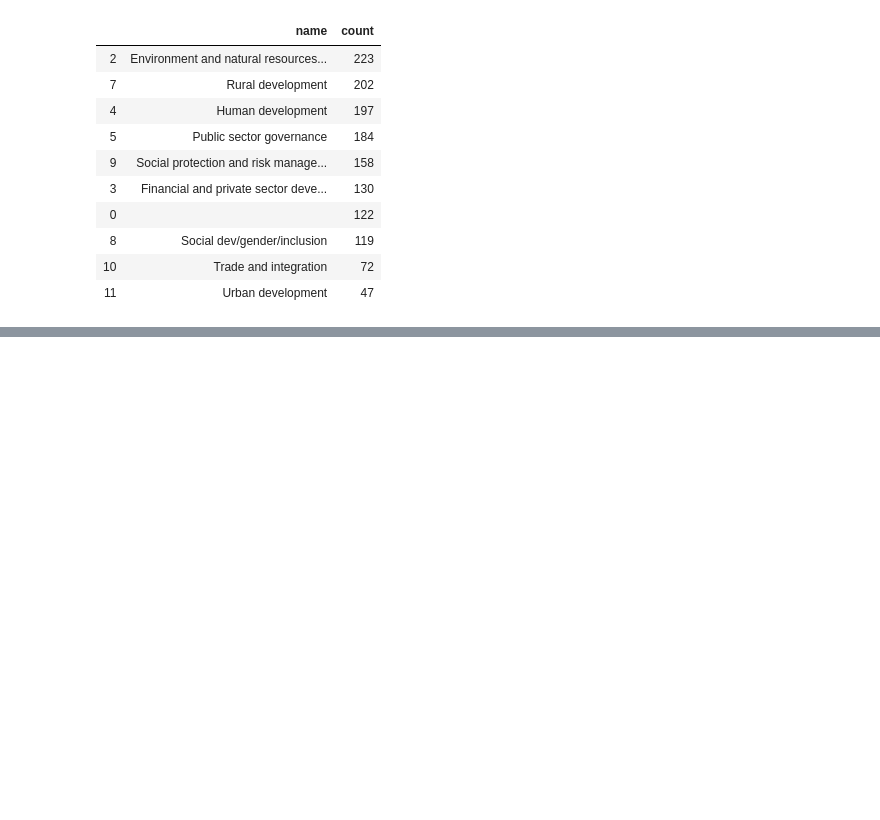
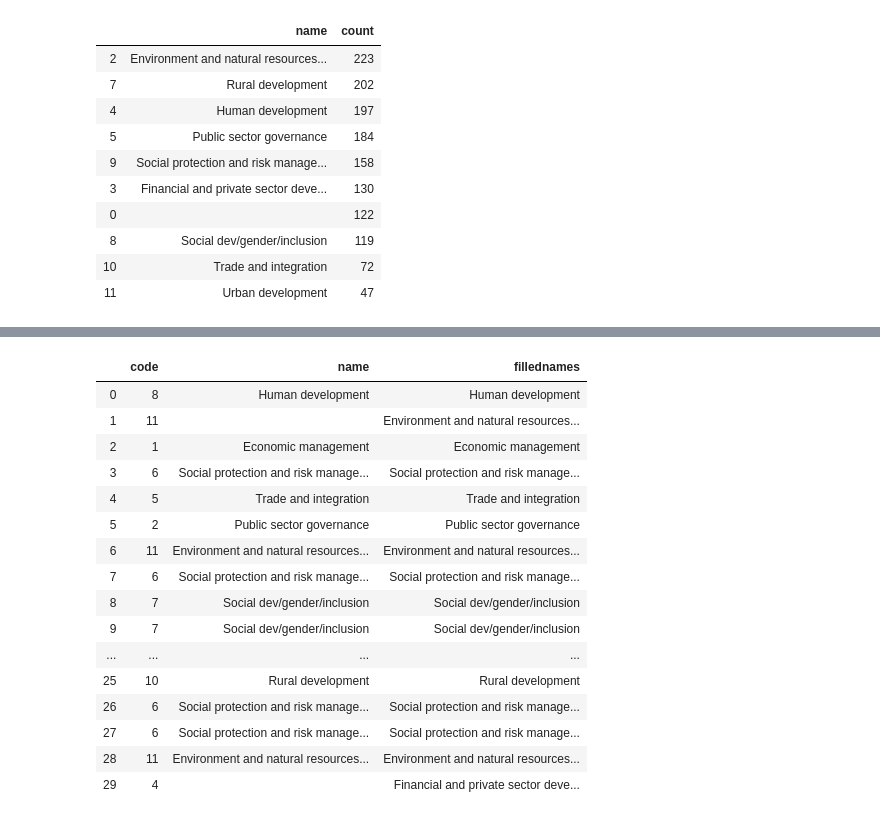
Before and after one commit to lelliott-geo/Springboard-Data-Prep, a Jupyter notebook: data_wrangling_json/sliderule_dsi_json_exercise.ipynb, the cells around one changed output, grey strips where cells are left out. Saved outputs shown, nothing was run; the diff lists cells and outputs as text; code cells hidden in the pictures; blank space fills up the shorter version.

```diff
--- a/data_wrangling_json/sliderule_dsi_json_exercise.ipynb
+++ b/data_wrangling_json/sliderule_dsi_json_exercise.ipynb
@@ -186,0 +187,32 @@ mergeddf.head(20)
+# %%
+# Second attempt to Exercise 3 per Ajith's help.  Thank you Ajith ;)
+# You will notice that some entries have only the code and the name is missing.
+# Create a dataframe with the missing names filled in.
+# Add a new column with the names all filled in using a new dictionary of each code with the respective names.
+# First create new dictionary; did this manually but is there a better way using the results from above???
+namecodedict = {'1':'Economic management', '2': 'Public sector governance', '3': 'Rule of Law',\
+                '4': 'Financial and private sector development', '5': 'Trade and integration',\
+                '6': 'Social protection and risk management', '7': 'Social dev/gender/inclusion', '8': 'Human development',\
+                '9': 'Urban Development', '10': 'Rural development', '11':'Environment and natural resources management'}
+#Add a new column to the dataframe (fillednames) and populate using the map function to lookup the dictionary names
+# from the codes.
+theme_namecode['fillednames'] = theme_namecode['code'].map(namecodedict)
+theme_namecode.head(30)
+# %% [output]
+|  | code | name | fillednames |
+| 0 | 8 | Human development | Human development |
+| 1 | 11 |  | Environment and natural resources... |
+| 2 | 1 | Economic management | Economic management |
+| 3 | 6 | Social protection and risk manage... | Social protection and risk manage... |
+| 4 | 5 | Trade and integration | Trade and integration |
+| 5 | 2 | Public sector governance | Public sector governance |
+| 6 | 11 | Environment and natural resources... | Environment and natural resources... |
+| 7 | 6 | Social protection and risk manage... | Social protection and risk manage... |
+| 8 | 7 | Social dev/gender/inclusion | Social dev/gender/inclusion |
+| 9 | 7 | Social dev/gender/inclusion | Social dev/gender/inclusion |
+| ... | ... | ... | ... |
+| 25 | 10 | Rural development | Rural development |
+| 26 | 6 | Social protection and risk manage... | Social protection and risk manage... |
+| 27 | 6 | Social protection and risk manage... | Social protection and risk manage... |
+| 28 | 11 | Environment and natural resources... | Environment and natural resources... |
+| 29 | 4 |  | Financial and private sector deve... |
```
Also changed, not shown: parts of 2 cells of this notebook.
